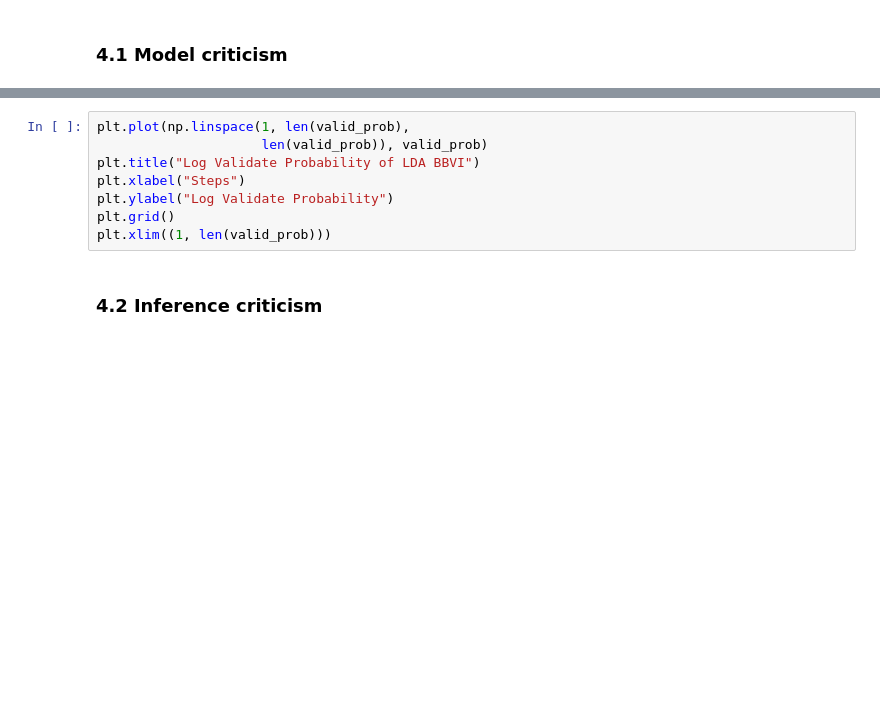
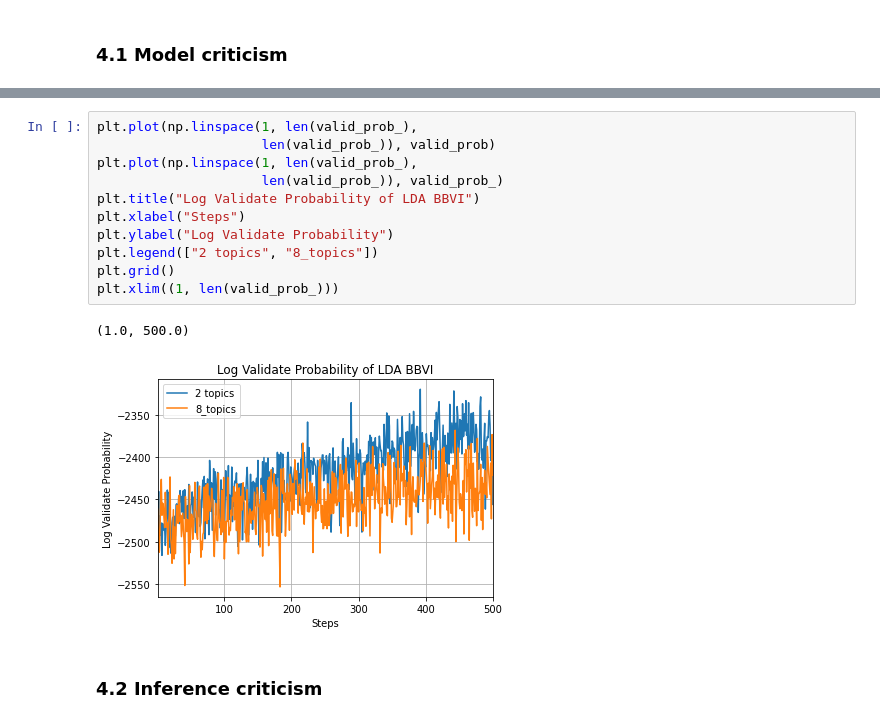
Before and after one commit to TheShiya/lda-topic-modeling-with-pyro, a Jupyter notebook: COMS6998-Final-Report.ipynb, the cells around one changed output, grey strips where cells are left out. Cells and saved outputs as stored; diff of their text form; blank space fills up the shorter version.

```diff
--- a/COMS6998-Final-Report.ipynb
+++ b/COMS6998-Final-Report.ipynb
@@ -242,11 +268,17 @@ plt.xlim((1, len(log_prob)))
 # %%
-plt.plot(np.linspace(1, len(valid_prob),
-                     len(valid_prob)), valid_prob)
+plt.plot(np.linspace(1, len(valid_prob_),
+                     len(valid_prob_)), valid_prob)
+plt.plot(np.linspace(1, len(valid_prob_),
+                     len(valid_prob_)), valid_prob_)
 plt.title("Log Validate Probability of LDA BBVI")
 plt.xlabel("Steps")
 plt.ylabel("Log Validate Probability")
+plt.legend(["2 topics", "8_topics"])
 plt.grid()
-plt.xlim((1, len(valid_prob)))
+plt.xlim((1, len(valid_prob_)))
+# %% [output]
+(1.0, 500.0)
+[figure, added]
 # %% [markdown]
 ### 4.2 Inference criticism
 # %% [markdown]
```
Also changed, not shown: parts of 7 cells of this notebook.
